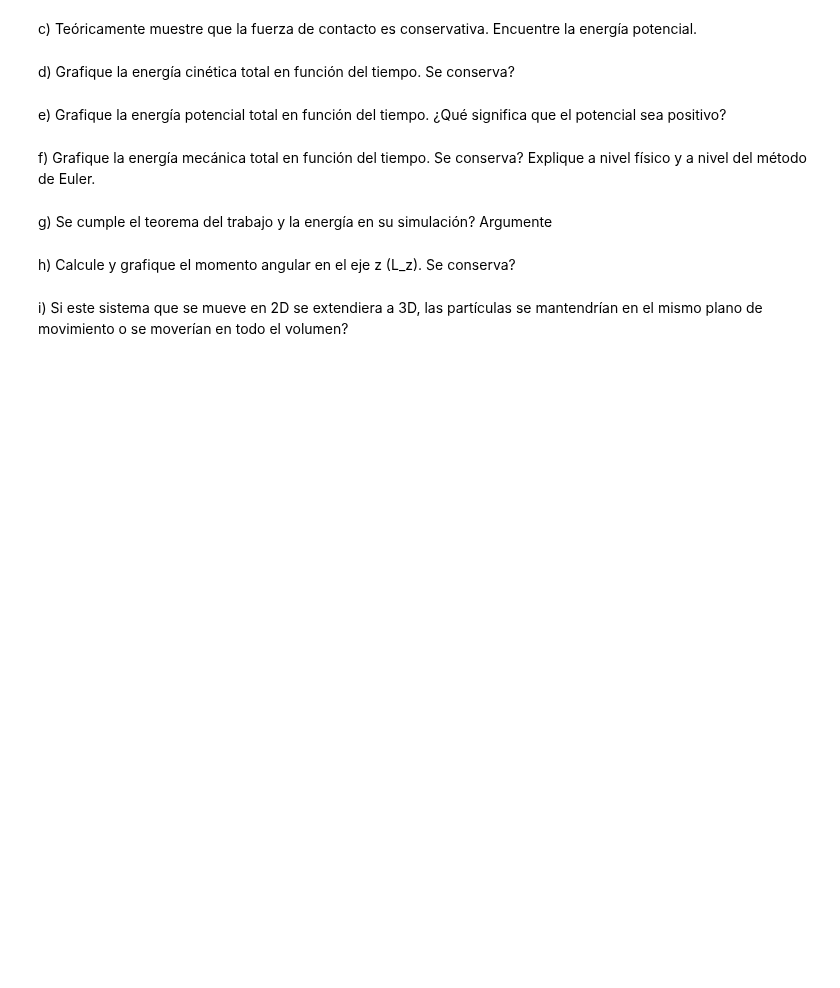
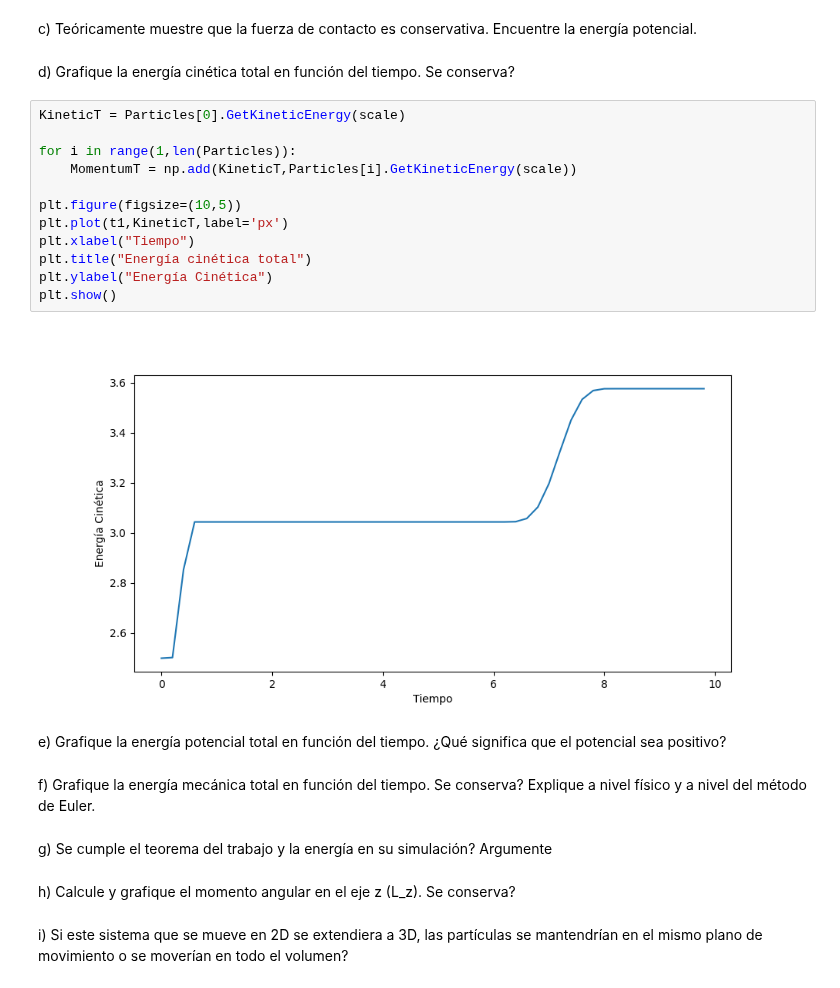
Before and after one commit to aleste2123/MetodosII_EdwardManosalva_EstebanParra, a Jupyter notebook: Tarea_1/Tarea1.ipynb, the cells around one changed output. Drawn from its saved outputs; the diff is of its cells as text; blank space fills up the shorter version.

```diff
--- a/Tarea_1/Tarea1.ipynb
+++ b/Tarea_1/Tarea1.ipynb
@@ -279,6 +282,20 @@ b) Grafique el momento lineal total en y ($p_y$) en función del tiempo. Se debe
 c) Teóricamente muestre que la fuerza de contacto es conservativa. Encuentre la energía potencial.
 # %% [markdown]
 d) Grafique la energía cinética total en función del tiempo. Se conserva?
+# %%
+KineticT = Particles[0].GetKineticEnergy(scale)
+
+for i in range(1,len(Particles)):
+    MomentumT = np.add(KineticT,Particles[i].GetKineticEnergy(scale))
+
+plt.figure(figsize=(10,5))
+plt.plot(t1,KineticT,label='px')
+plt.xlabel("Tiempo")
+plt.title("Energía cinética total")
+plt.ylabel("Energía Cinética")
+plt.show()
+# %% [output]
+[figure, added]
 # %% [markdown]
 e) Grafique la energía potencial total en función del tiempo. ¿Qué significa que el potencial sea positivo?
 # %% [markdown]
```
Also changed, not shown: parts of 4 cells of this notebook.
